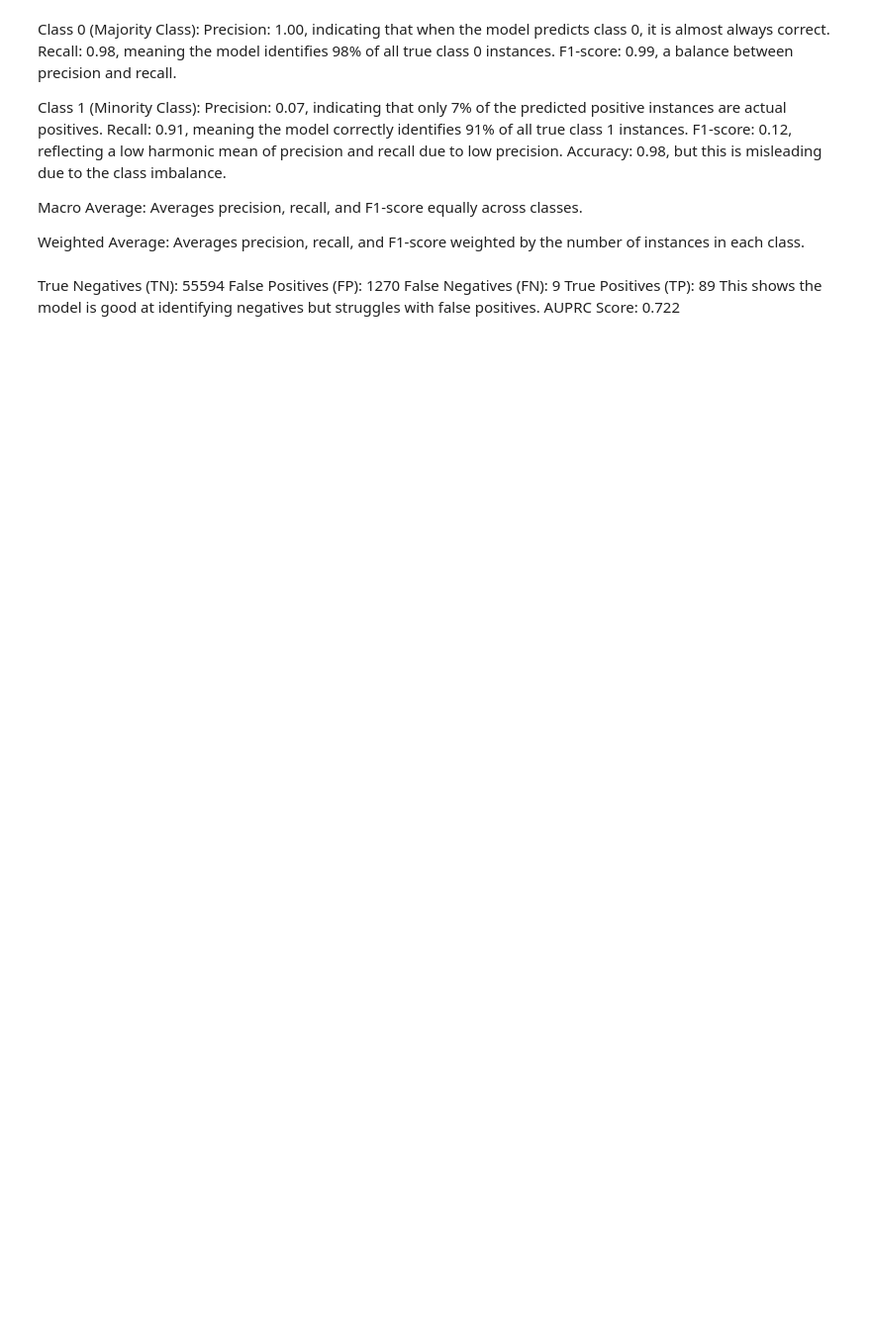
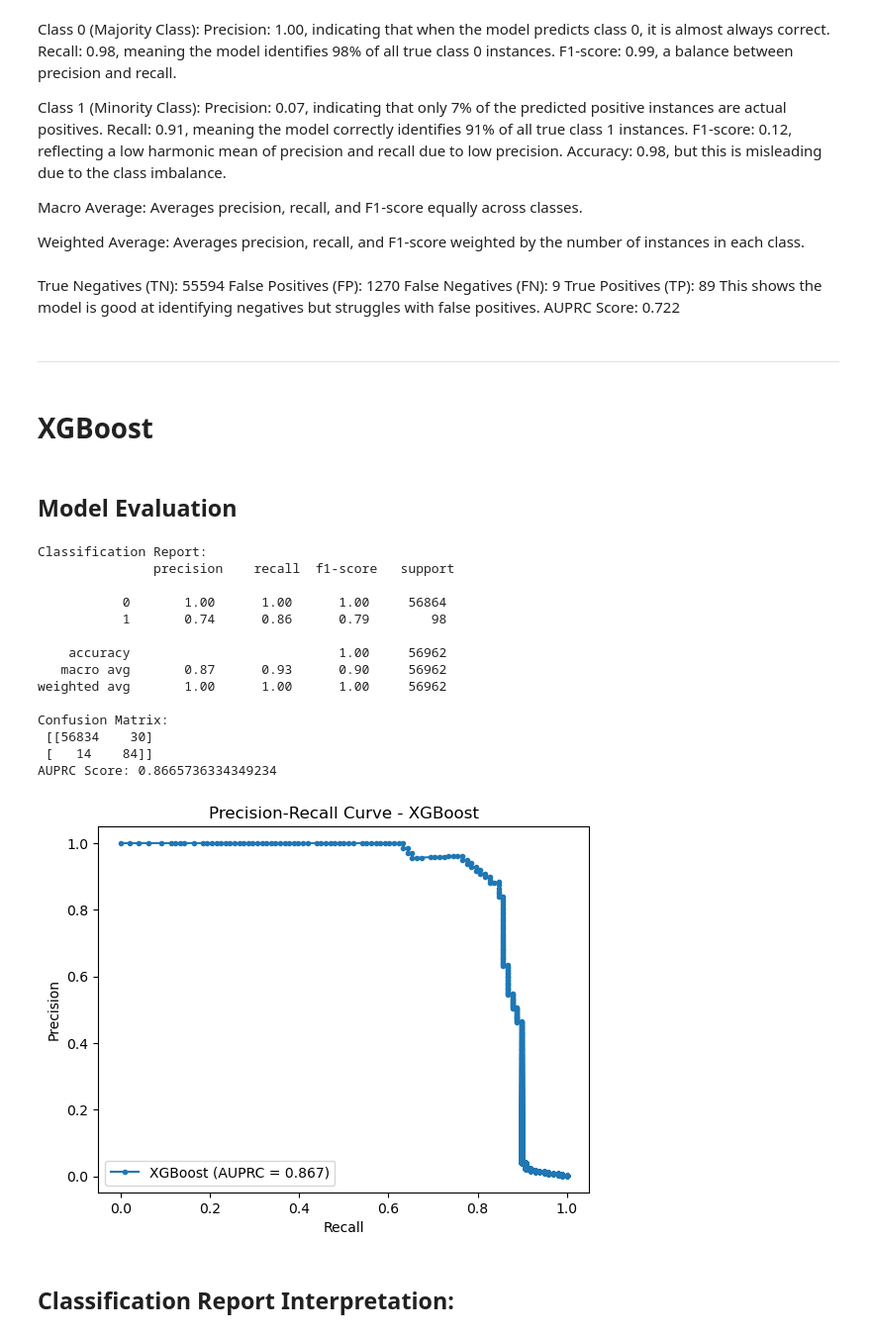
Before and after one commit to SebastianTheAnalyst/Credit-Card-Fraud-Detection, a Jupyter notebook: Fraud_Detection.ipynb, the cells around one changed output. Shown at 99% size. Drawn from its saved outputs; the diff is of its cells as text; code cells hidden in the pictures; blank space fills up the shorter version.

Commit message:
introducing three models

```diff
--- a/Fraud_Detection.ipynb
+++ b/Fraud_Detection.ipynb
@@ -226,3 +226,9 @@ False Negatives (FN): 9
 True Positives (TP): 89
 This shows the model is good at identifying negatives but struggles with false positives.
 AUPRC Score: 0.722
+# %% [markdown]
+---
+# %% [markdown]
+# **XGBoost**
+# %% [markdown]
+## **Model Evaluation**
@@ -228,0 +237,49 @@ AUPRC Score: 0.722
+# %%
+# Apply SMOTE to the training data
+smote = SMOTE(random_state=42)
+X_train_smote, y_train_smote = smote.fit_resample(X_train, y_train)
+
+# Train the XGBoost classifier
+xgb_classifier = xgb.XGBClassifier(random_state=42, eval_metric='logloss')
+xgb_classifier.fit(X_train_smote, y_train_smote)
+
+# Predictions on test data
+y_pred_xgb = xgb_classifier.predict(X_test)
+y_pred_prob_xgb = xgb_classifier.predict_proba(X_test)[:, 1]
+
+# Print classification report and confusion matrix
+print('Classification Report:\n', classification_report(y_test, y_pred_xgb))
+conf_mat_xgb = confusion_matrix(y_test, y_pred_xgb)
+print('Confusion Matrix:\n', conf_mat_xgb)
+
+# Calculate AUPRC
+precision_xgb, recall_xgb, _ = precision_recall_curve(y_test, y_pred_prob_xgb)
+auprc_xgb = auc(recall_xgb, precision_xgb)
+print('AUPRC Score:', auprc_xgb)
+
+# Plot Precision-Recall curve
+plt.figure()
+plt.plot(recall_xgb, precision_xgb, marker='.', label=f'XGBoost (AUPRC = {auprc_xgb:.3f})')
+plt.xlabel('Recall')
+plt.ylabel('Precision')
+plt.title('Precision-Recall Curve - XGBoost')
+plt.legend()
+plt.show()
+# %% [output]
+Classification Report:
+               precision    recall  f1-score   support
+
+           0       1.00      1.00      1.00     56864
+           1       0.74      0.86      0.79        98
+
+    accuracy                           1.00     56962
+   macro avg       0.87      0.93      0.90     56962
+weighted avg       1.00      1.00      1.00     56962
+
+Confusion Matrix:
+ [[56834    30]
+ [   14    84]]
+AUPRC Score: 0.8665736334349234
+[figure, added]
+# %% [markdown]
+## **Classification Report Interpretation:**
```
Also changed, not shown: parts of 30 cells of this notebook.
